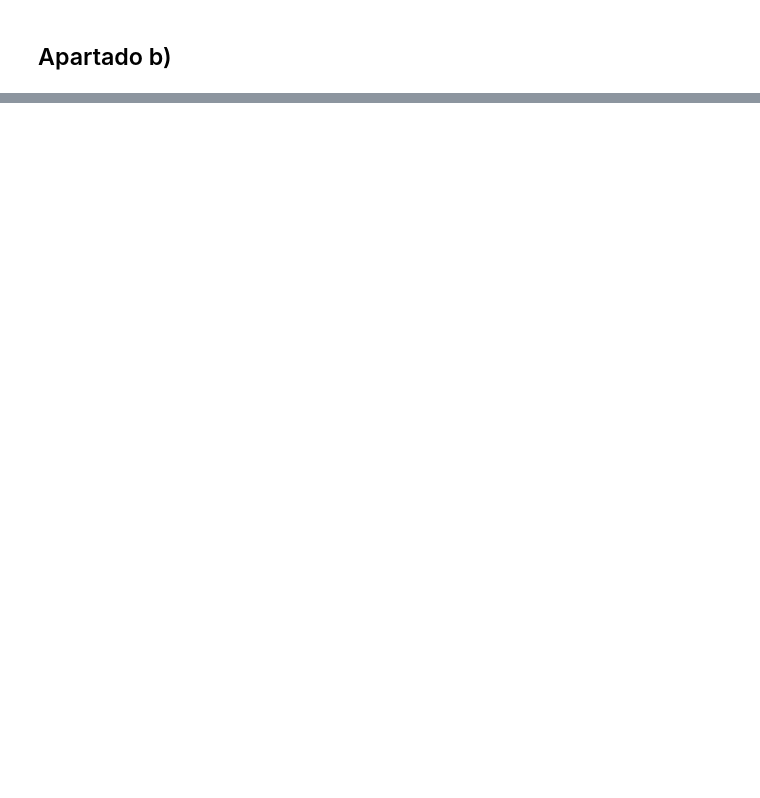
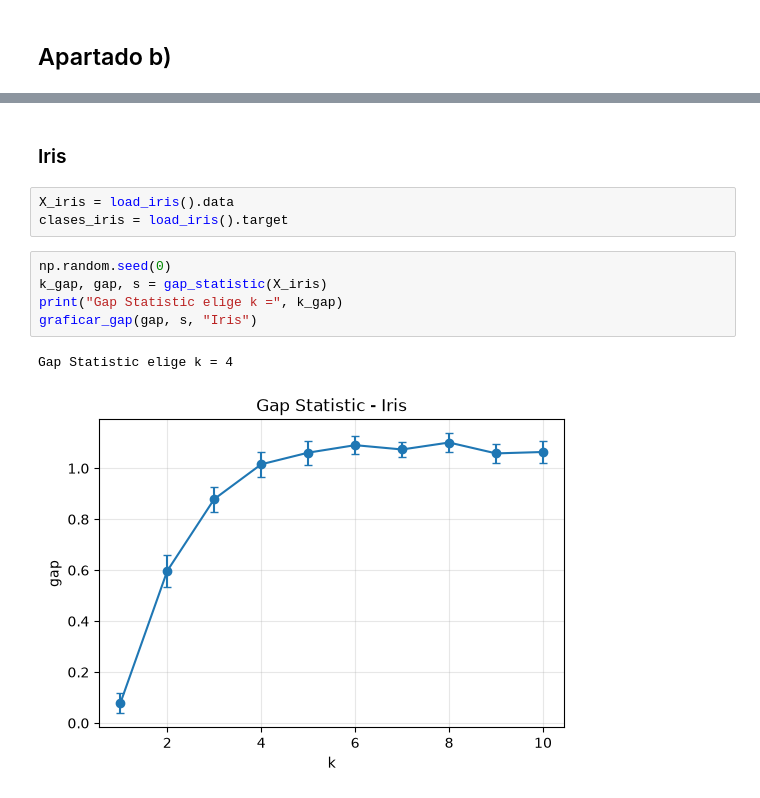
Before and after one commit to BrunoSpoletini/topicosMineriaDeDatos, a Jupyter notebook: tp3/TMD_TP3_Clustering.ipynb, the cells around one changed output, grey strips where cells are left out. Saved outputs shown, nothing was run; the diff lists cells and outputs as text; blank space fills up the shorter version.

```diff
--- a/tp3/TMD_TP3_Clustering.ipynb
+++ b/tp3/TMD_TP3_Clustering.ipynb
@@ -489,0 +539,13 @@ Estabilidad, score medio para cada k: [0.955 1.    0.97  0.909 0.944 0.94  0.948
+# %% [markdown]
+### Iris
+# %%
+X_iris = load_iris().data
+clases_iris = load_iris().target
+# %%
+np.random.seed(0)
+k_gap, gap, s = gap_statistic(X_iris)
+print("Gap Statistic elige k =", k_gap)
+graficar_gap(gap, s, "Iris")
+# %% [output]
+Gap Statistic elige k = 4
+[figure, added]
```
Also changed, not shown: parts of 30 cells of this notebook, 1 other file.
